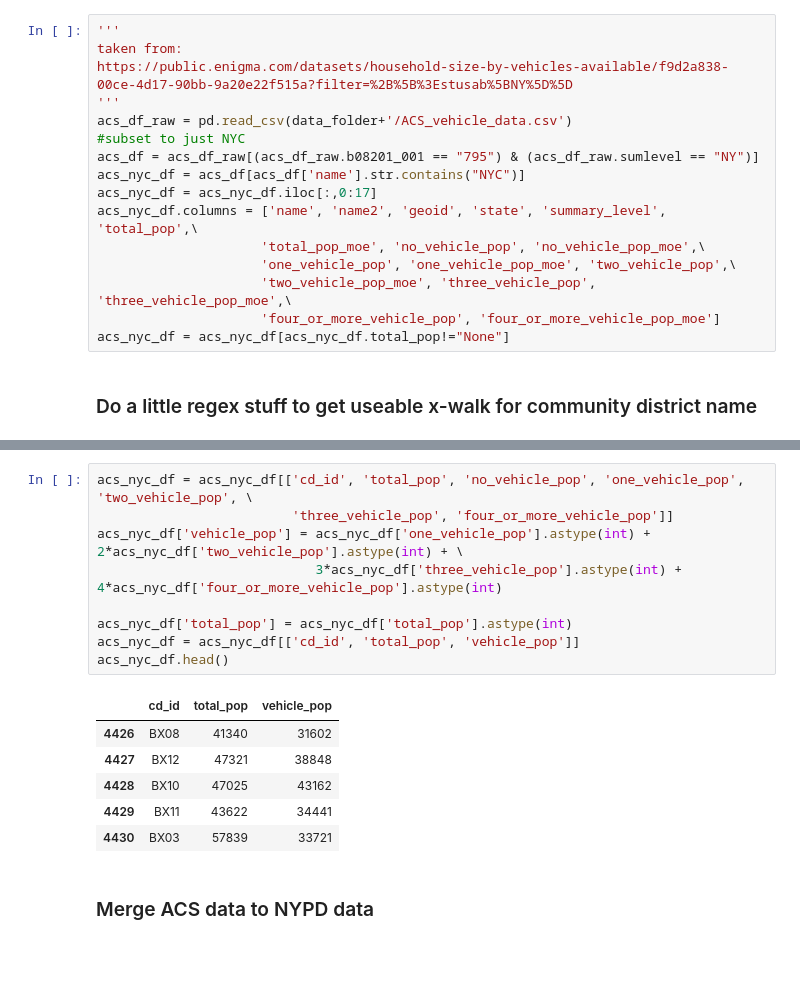
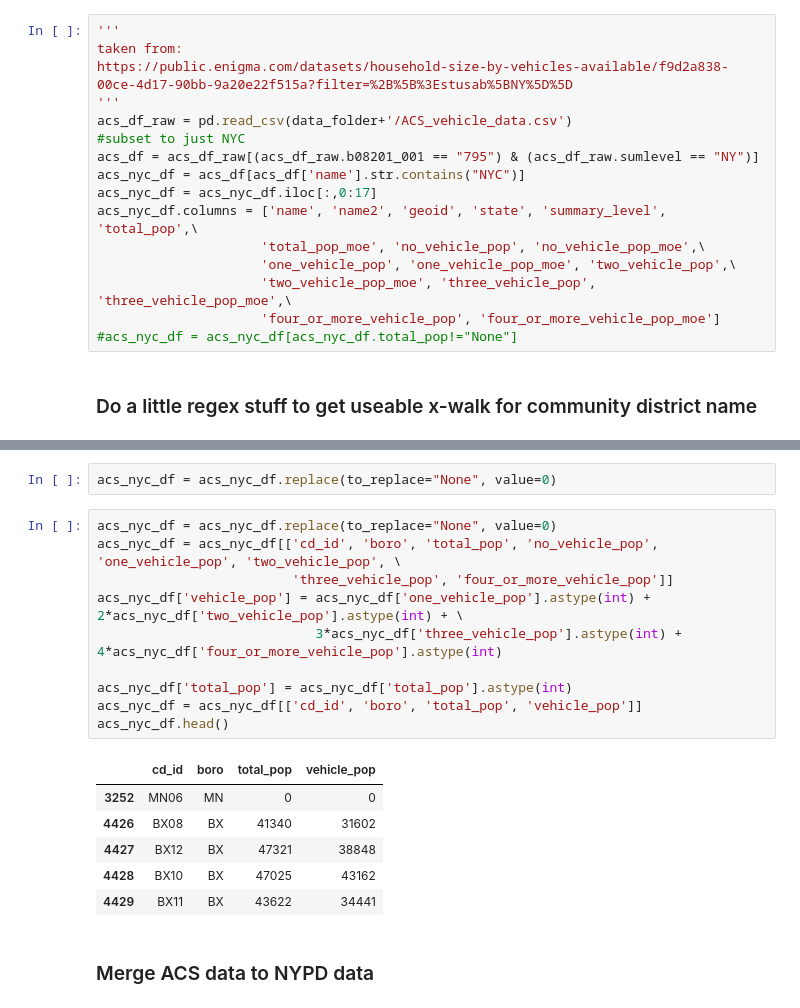
Before and after one commit to gperrin12/nypd_illegal_parking_tickets, a Jupyter notebook: NYPD_illegal_parking_062017.ipynb, the cells around one changed output, grey strips where cells are left out. Drawn from its saved outputs; the diff is of its cells as text; blank space fills up the shorter version.

```diff
--- a/NYPD_illegal_parking_062017.ipynb
+++ b/NYPD_illegal_parking_062017.ipynb
@@ -119,7 +123,7 @@ acs_nyc_df.columns = ['name', 'name2', 'geoid', 'state', 'summary_level', 'total
                      'one_vehicle_pop', 'one_vehicle_pop_moe', 'two_vehicle_pop',\
                      'two_vehicle_pop_moe', 'three_vehicle_pop', 'three_vehicle_pop_moe',\
                      'four_or_more_vehicle_pop', 'four_or_more_vehicle_pop_moe']
-acs_nyc_df = acs_nyc_df[acs_nyc_df.total_pop!="None"]
+#acs_nyc_df = acs_nyc_df[acs_nyc_df.total_pop!="None"]
 # %% [markdown]
 ### Do a little regex stuff to get useable x-walk for community district name
 # %%
@@ -149,19 +146,22 @@ acs_nyc_df['cd_id'] = acs_nyc_df['boro'] + acs_nyc_df['cd_num_2']
+# %%
+acs_nyc_df = acs_nyc_df.replace(to_replace="None", value=0)
 # %%
-acs_nyc_df = acs_nyc_df[['cd_id', 'total_pop', 'no_vehicle_pop', 'one_vehicle_pop', 'two_vehicle_pop', \
+acs_nyc_df = acs_nyc_df.replace(to_replace="None", value=0)
+acs_nyc_df = acs_nyc_df[['cd_id', 'boro', 'total_pop', 'no_vehicle_pop', 'one_vehicle_pop', 'two_vehicle_pop', \
                          'three_vehicle_pop', 'four_or_more_vehicle_pop']]
 acs_nyc_df['vehicle_pop'] = acs_nyc_df['one_vehicle_pop'].astype(int) + 2*acs_nyc_df['two_vehicle_pop'].astype(int) + \
                             3*acs_nyc_df['three_vehicle_pop'].astype(int) + 4*acs_nyc_df['four_or_more_vehicle_pop'].astype(int)
 
 acs_nyc_df['total_pop'] = acs_nyc_df['total_pop'].astype(int)
-acs_nyc_df = acs_nyc_df[['cd_id', 'total_pop', 'vehicle_pop']]
+acs_nyc_df = acs_nyc_df[['cd_id', 'boro', 'total_pop', 'vehicle_pop']]
 acs_nyc_df.head()
 # %% [output]
-|  | cd_id | total_pop | vehicle_pop |
-| 4426 | BX08 | 41340 | 31602 |
-| 4427 | BX12 | 47321 | 38848 |
-| 4428 | BX10 | 47025 | 43162 |
-| 4429 | BX11 | 43622 | 34441 |
-| 4430 | BX03 | 57839 | 33721 |
+|  | cd_id | boro | total_pop | vehicle_pop |
+| 3252 | MN06 | MN | 0 | 0 |
+| 4426 | BX08 | BX | 41340 | 31602 |
+| 4427 | BX12 | BX | 47321 | 38848 |
+| 4428 | BX10 | BX | 47025 | 43162 |
+| 4429 | BX11 | BX | 43622 | 34441 |
 # %% [markdown]
 ### Merge ACS data to NYPD data
 # %%
```
Also changed, not shown: parts of 24 cells of this notebook.
